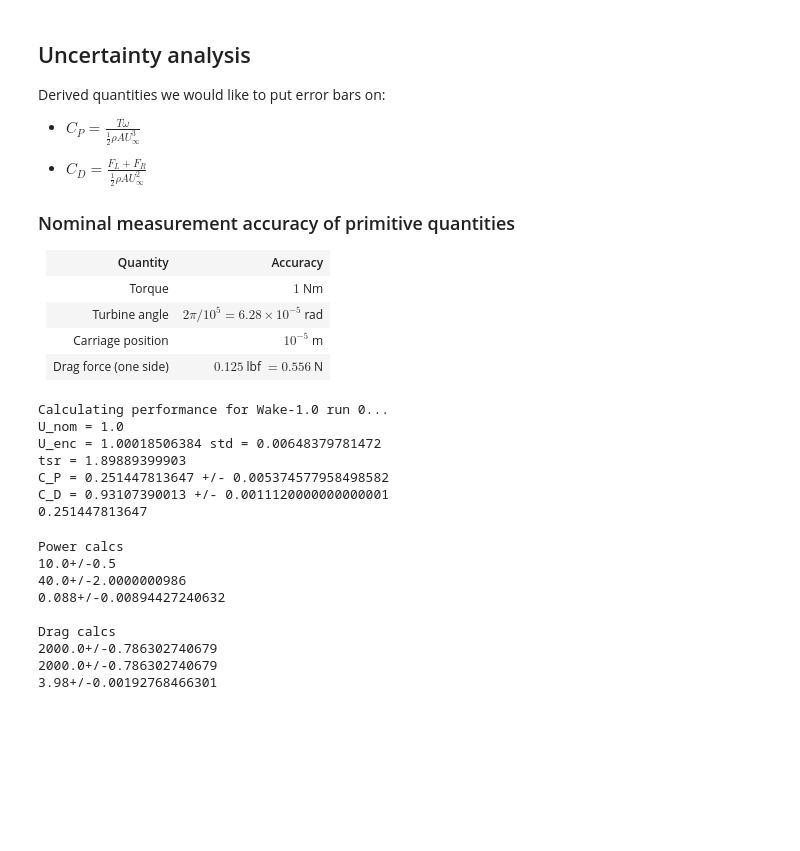
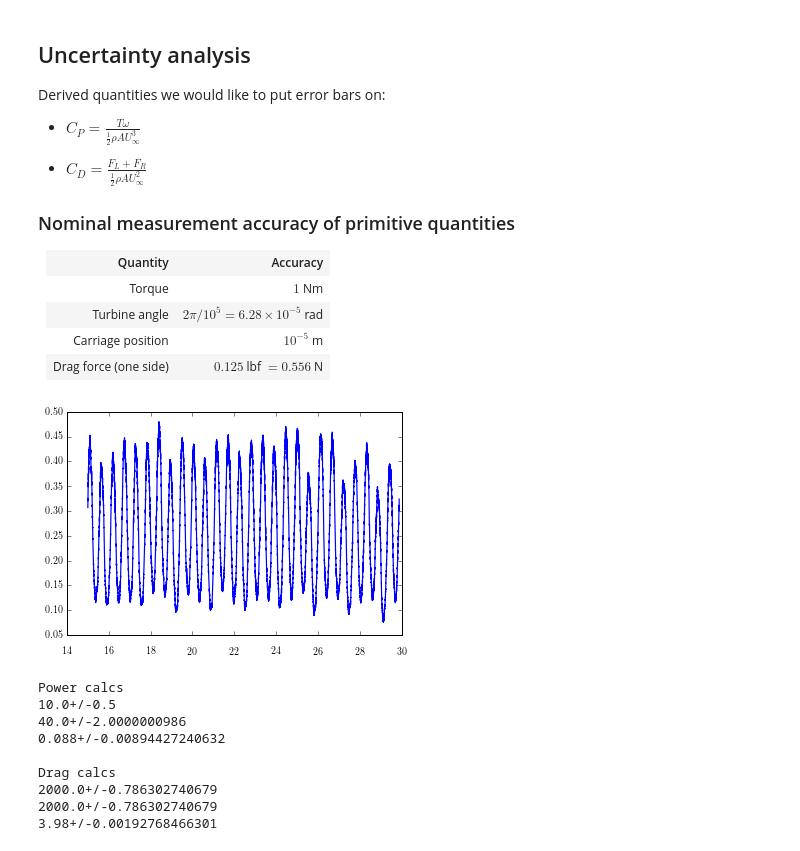
Before and after one commit to UNH-CORE/RVAT-Re-dep, a Jupyter notebook: Documents/IPython notebooks/uncertainty.ipynb, the cells around one changed output. Drawn from its saved outputs; the diff is of its cells as text; code cells hidden in the pictures; blank space fills up the shorter version.

Commit message:
Add trimmed properties for run time and power coefficient time series

```diff
--- a/Documents/IPython notebooks/uncertainty.ipynb
+++ b/Documents/IPython notebooks/uncertainty.ipynb
@@ -36,26 +36,22 @@ Derived quantities we would like to put error bars on:
 # %%
 from __future__ import division, print_function
 import os
 import uncertainties as unc
 import numpy as np
 import scipy.stats
-os.chdir("../../")
+if os.path.split(os.getcwd())[-1] == "IPython notebooks":
+    print("Setting working directory to experiment root directory")
+    os.chdir("../../")
 from Modules import processing
+import matplotlib.pyplot as plt
+%matplotlib inline
 
-run = processing.Run("Wake-1.0", 0)
-run.calcperf()
-
-t_value = scipy.stats.t.interval(alpha=0.95, df=12)[1]
-
-print(run.meancp)
+run = processing.Run("Wake-1.0", 2)
+plt.plot(run.t_ni_trimmed, run.cp_trimmed)
+plt.xlabel("$)
+plt.show()
 # %% [output]
-Calculating performance for Wake-1.0 run 0...
-U_nom = 1.0
-U_enc = 1.00018506384 std = 0.00648379781472
-tsr = 1.89889399903
-C_P = 0.251447813647 +/- 0.005374577958498582
-C_D = 0.93107390013 +/- 0.0011120000000000001
-0.251447813647
+[figure, added]
 # %%
 
 
```
Also changed, not shown: 1 other file.
